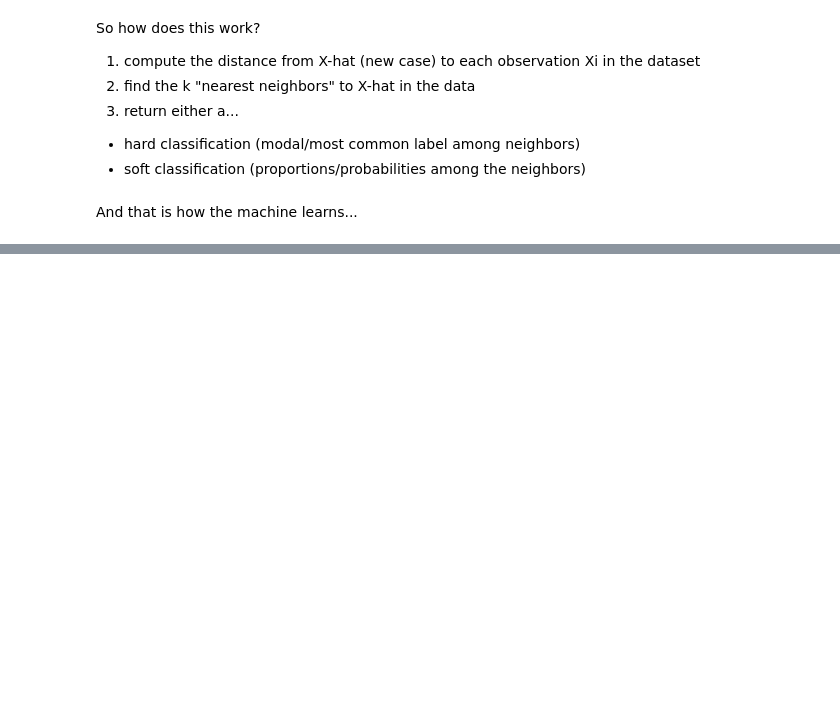
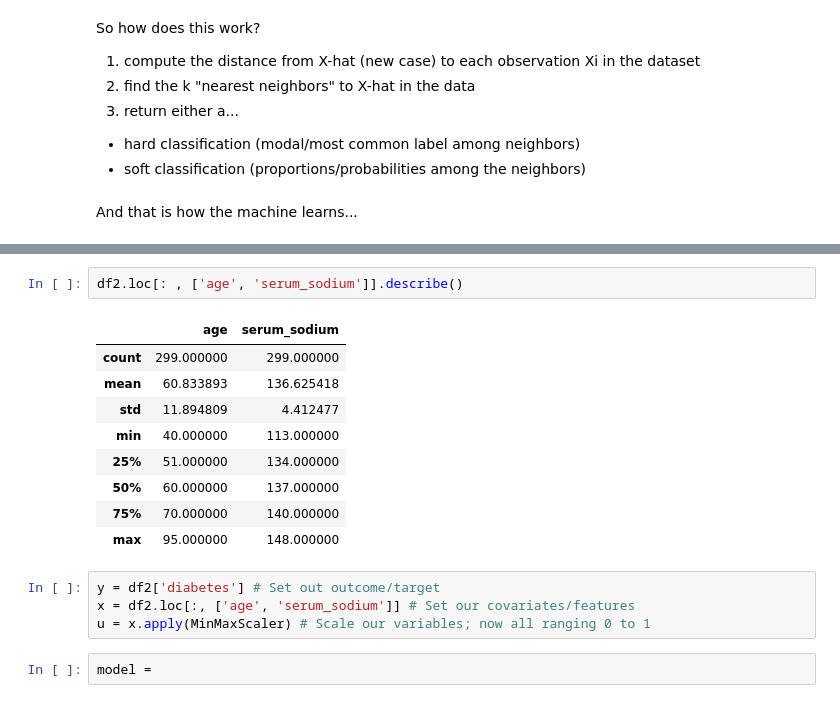
Before and after one commit to AngelikaBaloy/scratchpad, a Jupyter notebook: DS3001_1_29.ipynb, the cells around one changed output, grey strips where cells are left out. Saved outputs shown, nothing was run; the diff lists cells and outputs as text; blank space fills up the shorter version.

```diff
--- a/DS3001_1_29.ipynb
+++ b/DS3001_1_29.ipynb
@@ -168,0 +230,18 @@ And that is how the machine learns...
+# %%
+df2.loc[: , ['age', 'serum_sodium']].describe()
+# %% [output]
+|  | age | serum_sodium |
+| count | 299.000000 | 299.000000 |
+| mean | 60.833893 | 136.625418 |
+| std | 11.894809 | 4.412477 |
+| min | 40.000000 | 113.000000 |
+| 25% | 51.000000 | 134.000000 |
+| 50% | 60.000000 | 137.000000 |
+| 75% | 70.000000 | 140.000000 |
+| max | 95.000000 | 148.000000 |
+# %%
+y = df2['diabetes'] # Set out outcome/target
+x = df2.loc[:, ['age', 'serum_sodium']] # Set our covariates/features
+u = x.apply(MinMaxScaler) # Scale our variables; now all ranging 0 to 1
+# %%
+model =
```
Also changed, not shown: parts of 12 cells of this notebook.
